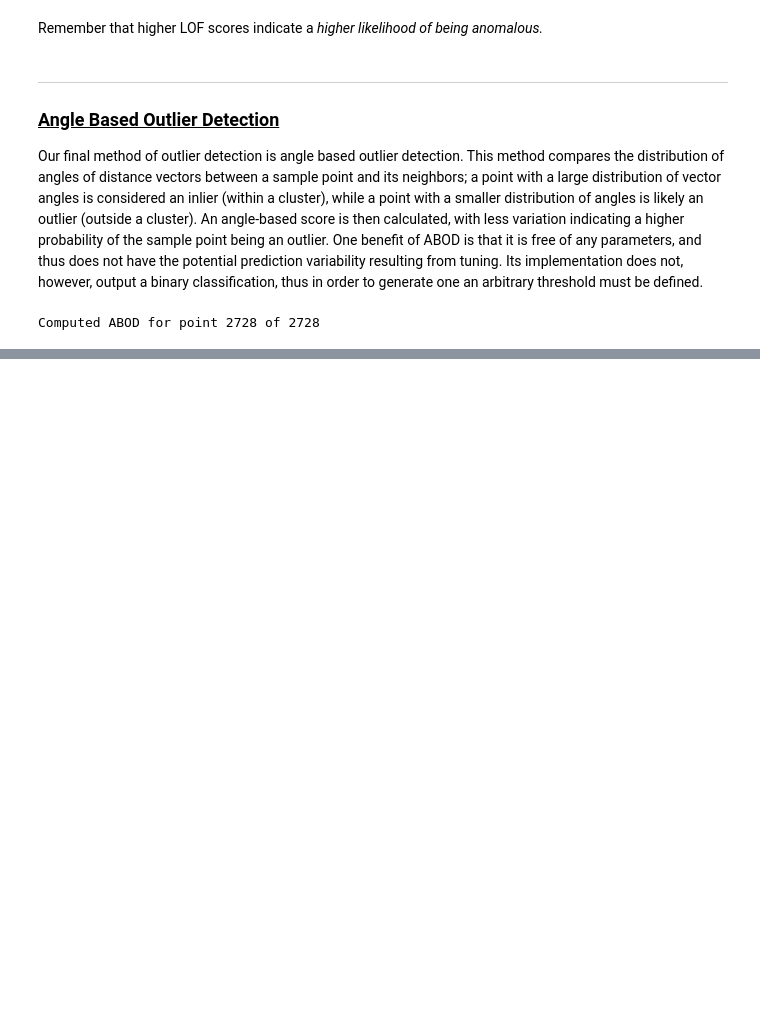
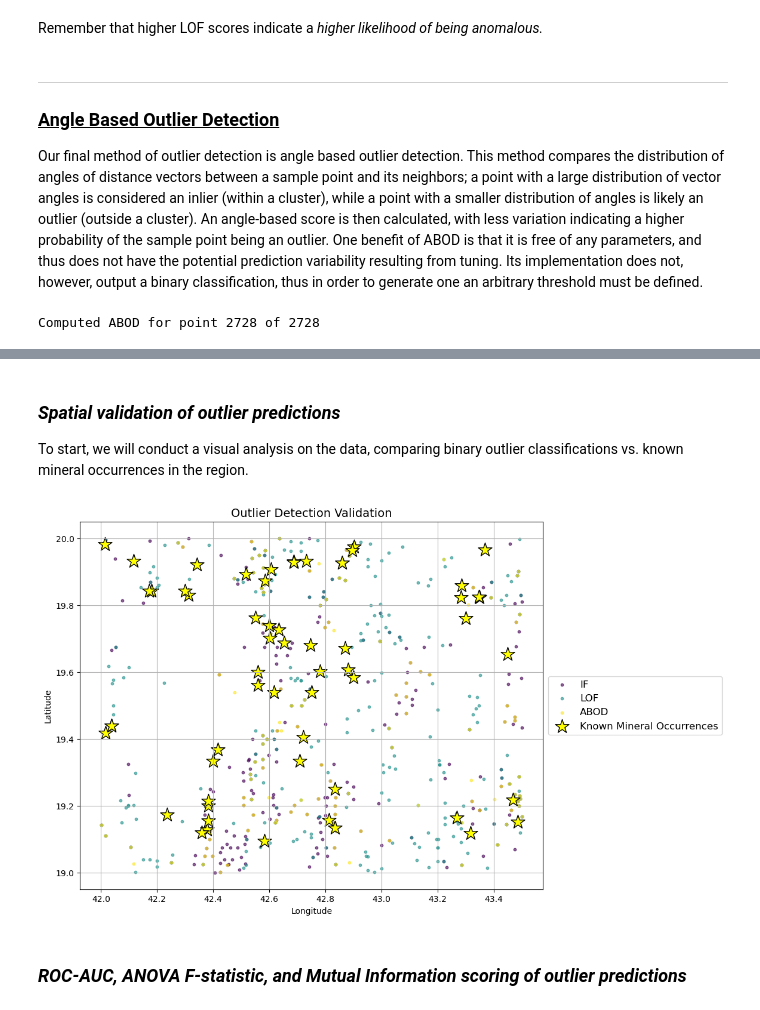
Before and after one commit to tyhowee/geo_datasci_tools, a Jupyter notebook: outlier_detection.ipynb, the cells around one changed output, grey strips where cells are left out. Drawn from its saved outputs; the diff is of its cells as text; code cells hidden in the pictures; blank space fills up the shorter version.

Commit message:
added validation data, spatial validation, statistical validation

```diff
--- a/outlier_detection.ipynb
+++ b/outlier_detection.ipynb
@@ -594,0 +606,14 @@ def ABOD_unoptimized(
+# %%
+# Import validation dataset
+
+validation_filepath = "/Users/thowe/MinersAI Dropbox/Tyler Howe/KSA Data/KSA_gsas_mineral_occurrences_clipped.geojson"
+
+validation_gdf = gpd.read_file(validation_filepath)
+validation_df = validation_gdf.copy()
+validation_df['Longitude'] = validation_df['geometry'].x
+validation_df['Latitude'] = validation_df['geometry'].y
+validation_df.drop(columns='geometry', inplace=True)
+# %% [markdown]
+### *Spatial validation of outlier predictions*
+
+To start, we will conduct a visual analysis on the data, comparing binary outlier classifications vs. known mineral occurrences in the region.
@@ -594,0 +687,11 @@ def ABOD_unoptimized(
+# %%
+# Plot outlier detection results and validation dataset
+
+outlier_results = [IF_df, LOF_df, ABOD_df]
+outlier_result_names = ['IF', 'LOF', 'ABOD']
+
+plot_validation(outlier_datasets=outlier_results, outlier_dataset_names=outlier_result_names, validation_df=validation_df, point_size=10, colormap='viridis')
+# %% [output]
+[figure, added]
+# %% [markdown]
+### *ROC-AUC, ANOVA F-statistic, and Mutual Information scoring of outlier predictions*
```
Also changed, not shown: parts of 13 cells of this notebook.
